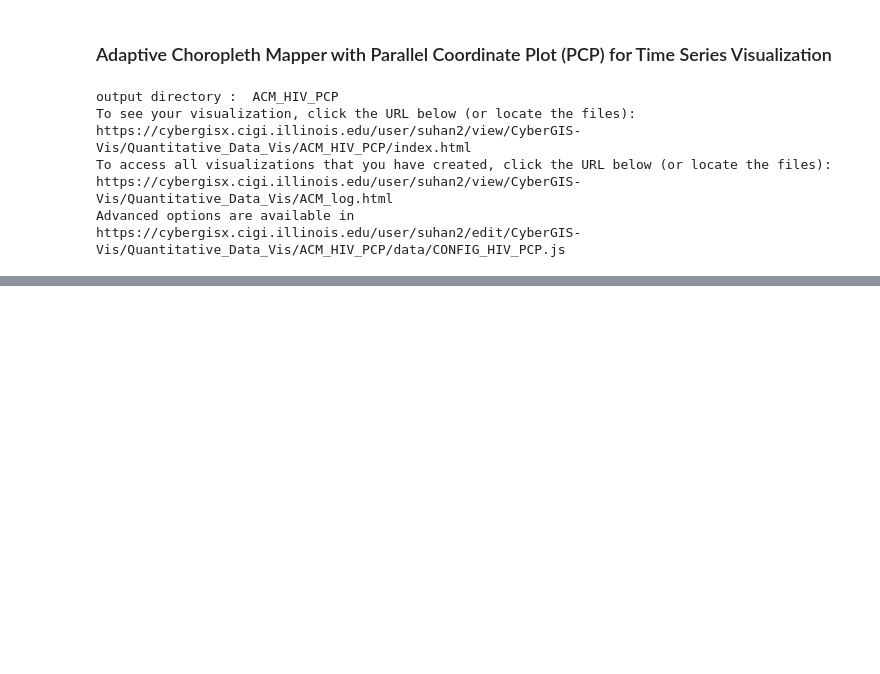
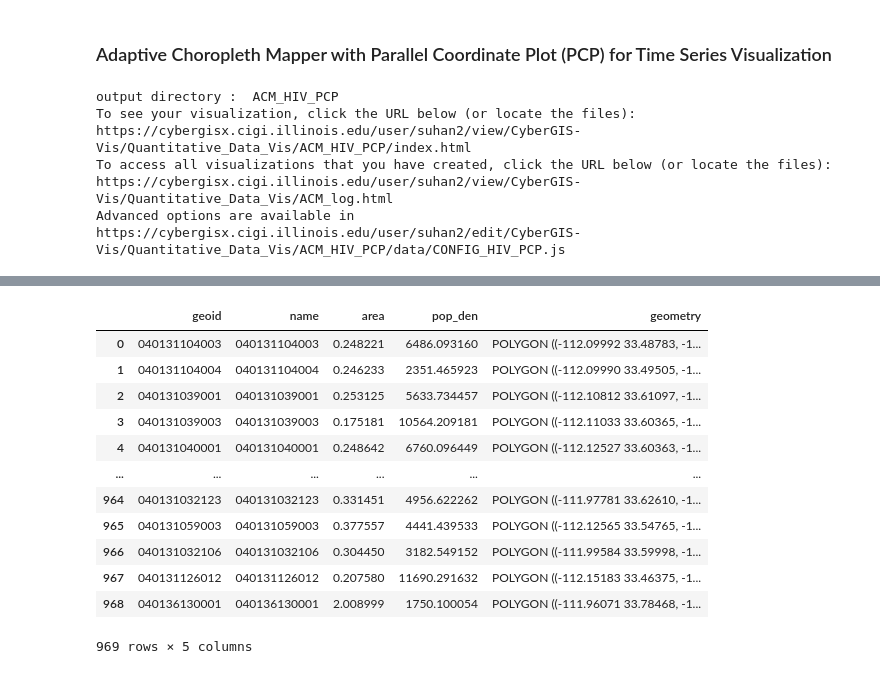
Before and after one commit to su-gis/CyberGIS-Vis, a Jupyter notebook: Quantitative_Data_Vis/Adaptive_Chropleth_Mapper.ipynb, the cells around one changed output, grey strips where cells are left out. Saved outputs shown, nothing was run; the diff lists cells and outputs as text; code cells hidden in the pictures; blank space fills up the shorter version.

```diff
--- a/Quantitative_Data_Vis/Adaptive_Chropleth_Mapper.ipynb
+++ b/Quantitative_Data_Vis/Adaptive_Chropleth_Mapper.ipynb
@@ -495,0 +534,18 @@ https://cybergisx.cigi.illinois.edu/user/suhan2/edit/CyberGIS-Vis/Quantitative_D
+# %%
+# Read shapefile
+shapefile = gpd.read_file("shp/Phoenix/phoenix_boundary_modified.shp")
+shapefile
+# %% [output]
+|  | geoid | name | area | pop_den | geometry |
+| 0 | 040131104003 | 040131104003 | 0.248221 | 6486.093160 | POLYGON ((-112.09992 33.48783, -1... |
+| 1 | 040131104004 | 040131104004 | 0.246233 | 2351.465923 | POLYGON ((-112.09990 33.49505, -1... |
+| 2 | 040131039001 | 040131039001 | 0.253125 | 5633.734457 | POLYGON ((-112.10812 33.61097, -1... |
+| 3 | 040131039003 | 040131039003 | 0.175181 | 10564.209181 | POLYGON ((-112.11033 33.60365, -1... |
+| 4 | 040131040001 | 040131040001 | 0.248642 | 6760.096449 | POLYGON ((-112.12527 33.60363, -1... |
+| ... | ... | ... | ... | ... | ... |
+| 964 | 040131032123 | 040131032123 | 0.331451 | 4956.622262 | POLYGON ((-111.97781 33.62610, -1... |
+| 965 | 040131059003 | 040131059003 | 0.377557 | 4441.439533 | POLYGON ((-112.12565 33.54765, -1... |
+| 966 | 040131032106 | 040131032106 | 0.304450 | 3182.549152 | POLYGON ((-111.99584 33.59998, -1... |
+| 967 | 040131126012 | 040131126012 | 0.207580 | 11690.291632 | POLYGON ((-112.15183 33.46375, -1... |
+| 968 | 040136130001 | 040136130001 | 2.008999 | 1750.100054 | POLYGON ((-111.96071 33.78468, -1... |
+969 rows × 5 columns
```
Also changed, not shown: parts of 5 cells of this notebook, 11 other files.
